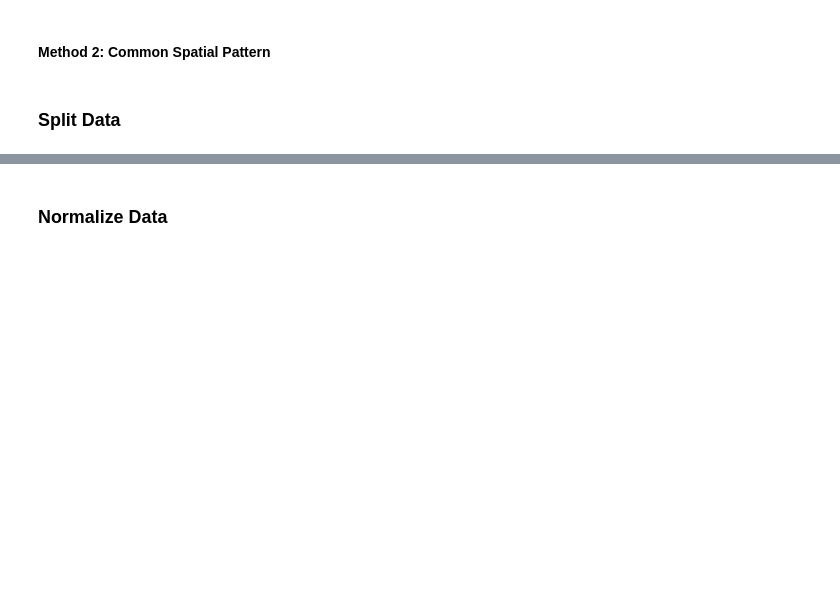
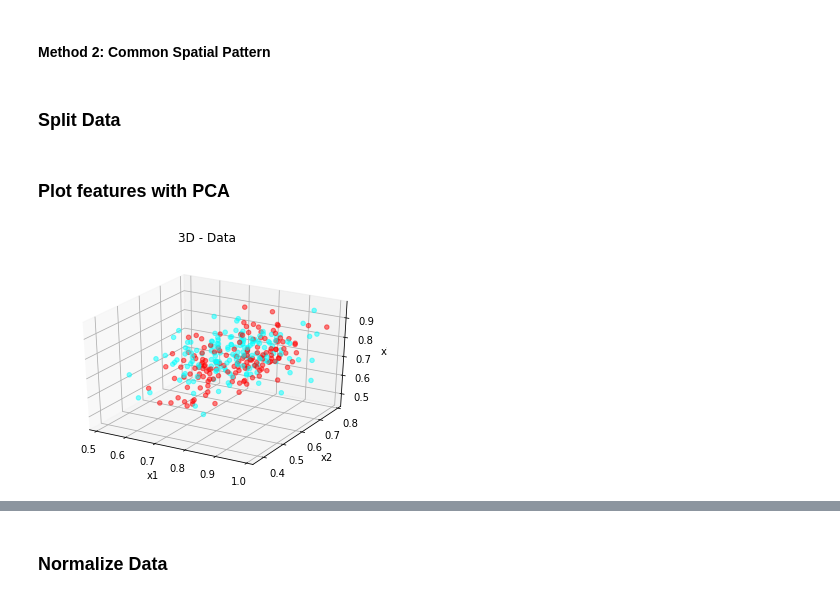
Before and after one commit to Abdul-Moeed/eeg-classification, a Jupyter notebook: Classifer_Demo.ipynb, the cells around one changed output, grey strips where cells are left out. Drawn from its saved outputs; the diff is of its cells as text; code cells hidden in the pictures; blank space fills up the shorter version.

```diff
--- a/Classifer_Demo.ipynb
+++ b/Classifer_Demo.ipynb
@@ -218,7 +208,7 @@ def powermean(data, trial, fs, w):
 
 def log_subBP_feature_extraction(alpha, beta, trials, fs, w):
     # number of features combined for all trials
-    n_features = 15
+    n_features = 24
     # initialize the feature matrix
     X = np.zeros((len(trials), n_features))
 
@@ -229,13 +219,19 @@ def log_subBP_feature_extraction(alpha, beta, trials, fs, w):
         power_c33, power_c43, power_cz3 = powermean(alpha[2], trial, fs, w)
         power_c34, power_c44, power_cz4 = powermean(alpha[3], trial, fs, w)
         power_c31_b, power_c41_b, power_cz1_b = powermean(beta[0], trial, fs, w)
+        power_c32_b, power_c42_b, power_cz2_b = powermean(beta[1], trial, fs, w)
+        power_c33_b, power_c43_b, power_cz3_b = powermean(beta[2], trial, fs, w)
+        power_c34_b, power_c44_b, power_cz4_b = powermean(beta[3], trial, fs, w)
 
         X[t, :] = np.array(
             [np.log(power_c31), np.log(power_c41), np.log(power_cz1),
              np.log(power_c32), np.log(power_c42), np.log(power_cz2),
              np.log(power_c33), np.log(power_c43), np.log(power_cz3),
              np.log(power_c34), np.log(power_c44), np.log(power_cz4),
-             np.log(power_c31_b), np.log(power_c41_b), np.log(power_cz1_b)])
+             np.log(power_c31_b), np.log(power_c41_b), np.log(power_cz1_b),
+             np.log(power_c32_b), np.log(power_c42_b), np.log(power_cz2_b),
+             np.log(power_c33_b), np.log(power_c43_b), np.log(power_cz3_b),
+             np.log(power_c34_b), np.log(power_c44_b), np.log(power_cz4_b)])
 
     return X
 # %%
@@ -253,13 +249,18 @@ def get_subBP_features(grazb_data, alpha_bands, beta_bands):
         grazb_data.trials, grazb_data.sampling_freq,
         w2)
 
+
+    features_alpha = np.concatenate((features1[:, :12], features2[:, :12]), axis=1)
+    features_beta = np.concatenate((features1[:, 12:], features2[:, 12:]), axis=1)
+
+
     # concatenate the features and normalize the data
-    features = np.concatenate((features1.T, features2.T)).T
+    features = np.concatenate((features_alpha.T, features_beta.T)).T
     features -= np.mean(features)
     features = gumpy.signal.normalize(features, 'min_max')
 
     # print shape to quickly check if everything is as expected
-    features.shape
+    print("Features shape: ", features.shape)
 
     return features
 # %%
@@ -481,3 +485,9 @@ def split_dataset(features, labels):
 # %%
 X_train_1, X_test_1, Y_train_1, Y_test_1 = split_dataset(features_1, labels_1)
 X_train_2, X_test_2, Y_train_2, Y_test_2 = split_dataset(features_2, labels_2)
+# %% [markdown]
+### Plot features with PCA
+# %%
+gumpy.plot.PCA("3D", features_1, X_train_1, Y_train_1)
+# %% [output]
+[figure, added]
```
Also changed, not shown: parts of 27 cells of this notebook, 4 other files.
